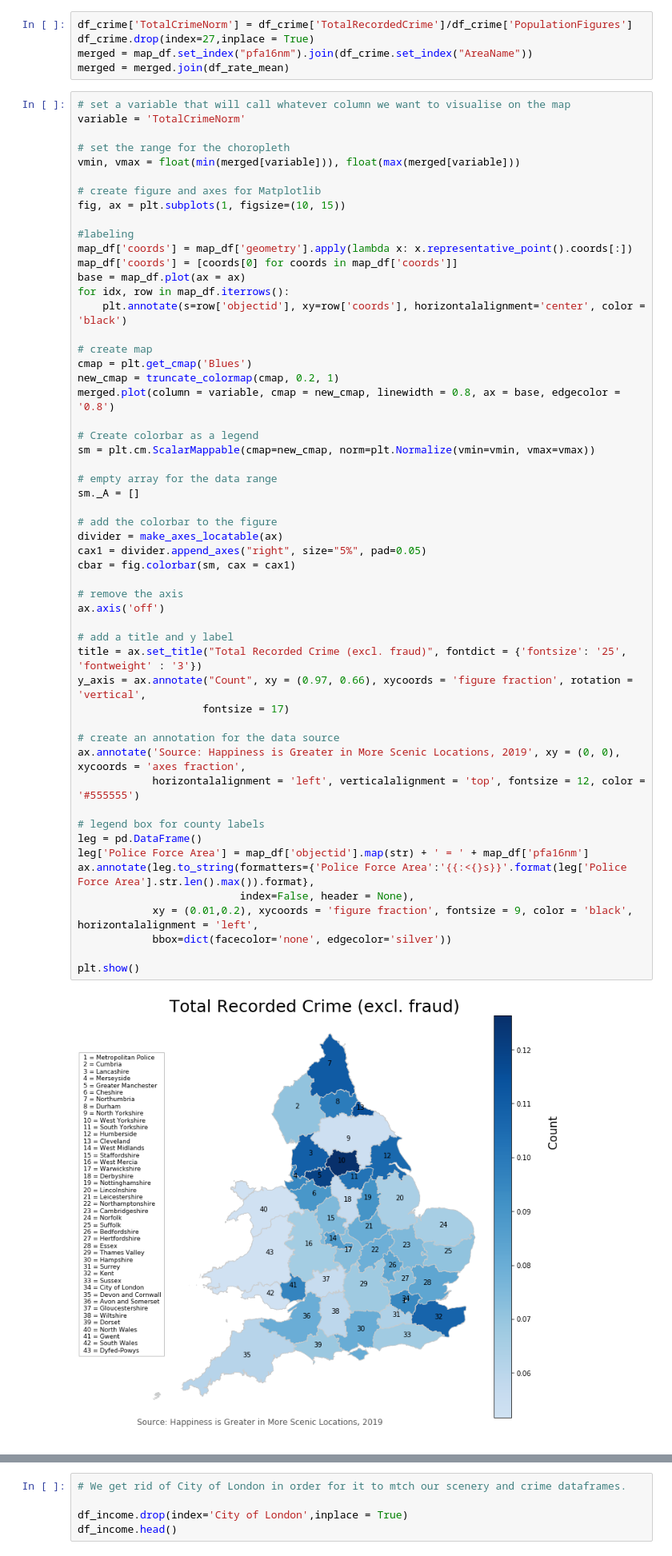
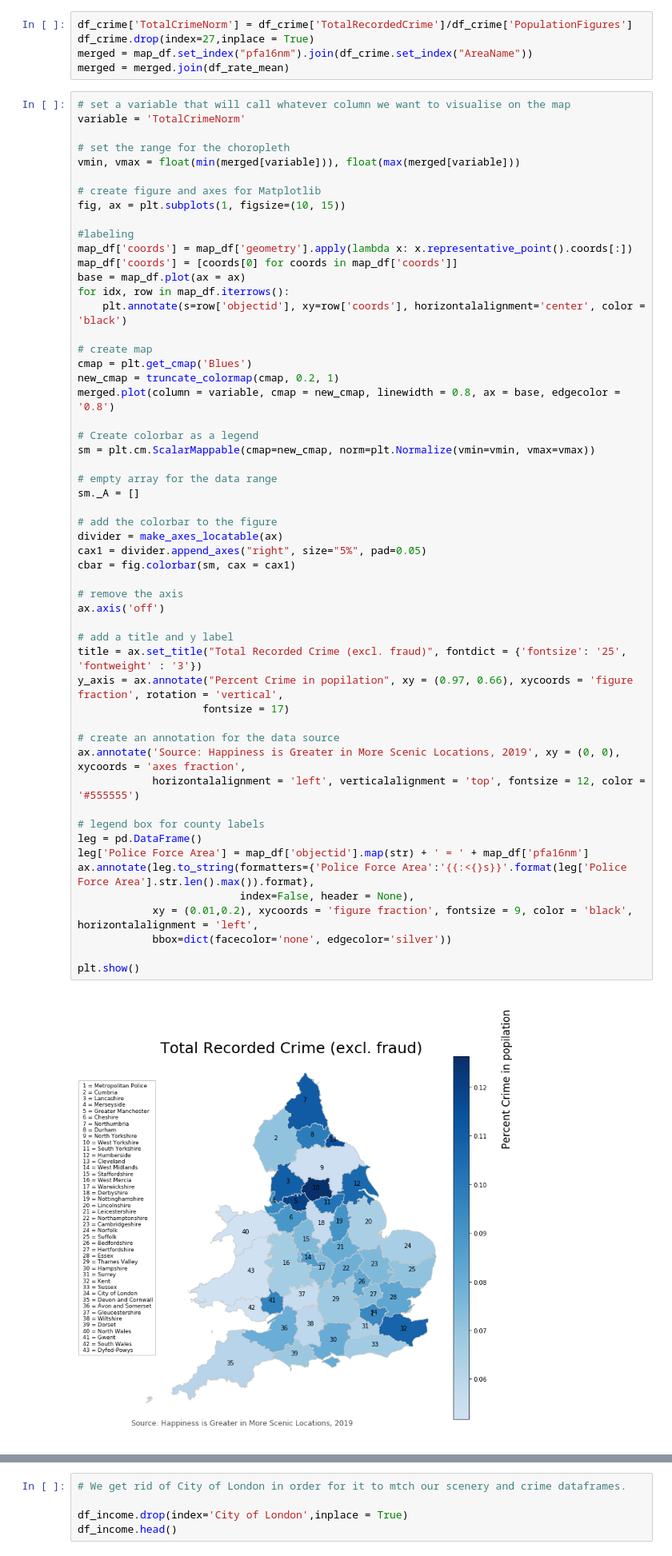
Before and after one commit to YunanAZ/Impact-of-Scenery-on-Regional-Crime-Rates-and-Citizen-Wealth, a Jupyter notebook: src/FinalProject.ipynb, the cells around one changed output, grey strips where cells are left out. Shown at 80% size. Drawn from its saved outputs; the diff is of its cells as text.

```diff
--- a/src/FinalProject.ipynb
+++ b/src/FinalProject.ipynb
@@ -429,35 +430,35 @@ sm = plt.cm.ScalarMappable(cmap=new_cmap, norm=plt.Normalize(vmin=vmin, vmax=vma
 
 # empty array for the data range
 sm._A = []
 
 # add the colorbar to the figure
 divider = make_axes_locatable(ax)
 cax1 = divider.append_axes("right", size="5%", pad=0.05)
 cbar = fig.colorbar(sm, cax = cax1)
 
 # remove the axis
 ax.axis('off')
 
 # add a title and y label
 title = ax.set_title("Total Recorded Crime (excl. fraud)", fontdict = {'fontsize': '25', 'fontweight' : '3'})
-y_axis = ax.annotate("Count", xy = (0.97, 0.66), xycoords = 'figure fraction', rotation = 'vertical',
+y_axis = ax.annotate("Percent Crime in popilation", xy = (0.97, 0.66), xycoords = 'figure fraction', rotation = 'vertical',
                     fontsize = 17)
 
 # create an annotation for the data source
 ax.annotate('Source: Happiness is Greater in More Scenic Locations, 2019', xy = (0, 0), xycoords = 'axes fraction',
             horizontalalignment = 'left', verticalalignment = 'top', fontsize = 12, color = '#555555')
 
 # legend box for county labels
 leg = pd.DataFrame()
 leg['Police Force Area'] = map_df['objectid'].map(str) + ' = ' + map_df['pfa16nm']
 ax.annotate(leg.to_string(formatters={'Police Force Area':'{{:<{}s}}'.format(leg['Police Force Area'].str.len().max()).format},
                           index=False, header = None),
             xy = (0.01,0.2), xycoords = 'figure fraction', fontsize = 9, color = 'black', horizontalalignment = 'left',
             bbox=dict(facecolor='none', edgecolor='silver'))
 
 plt.show()
 # %% [output]
-[figure, old version]
+[figure, new version]
 # %%
 # set a variable that will call whatever column we want to visualise on the map
 variable = 'Avg_Rating'
```
Also changed, not shown: parts of 15 cells of this notebook.
